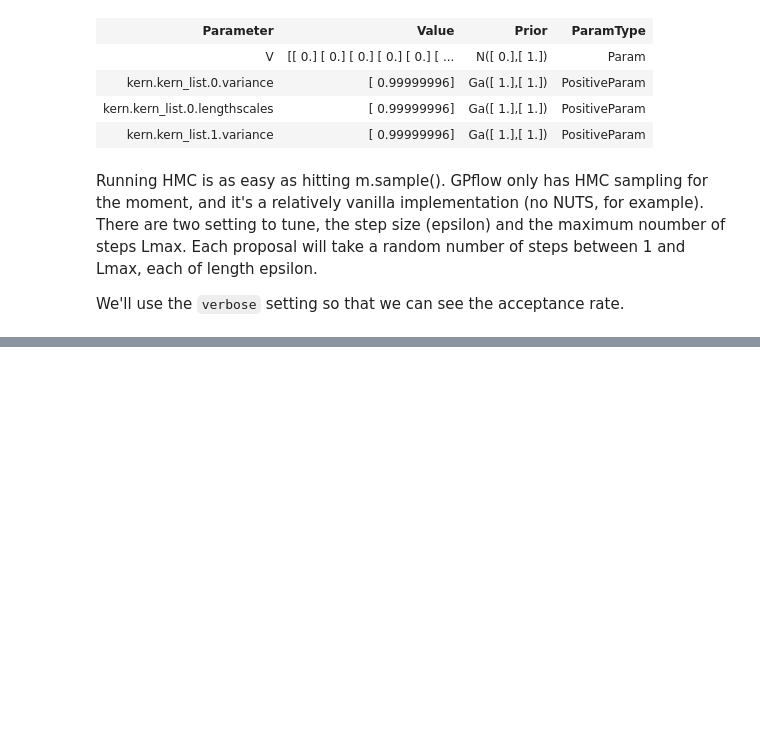
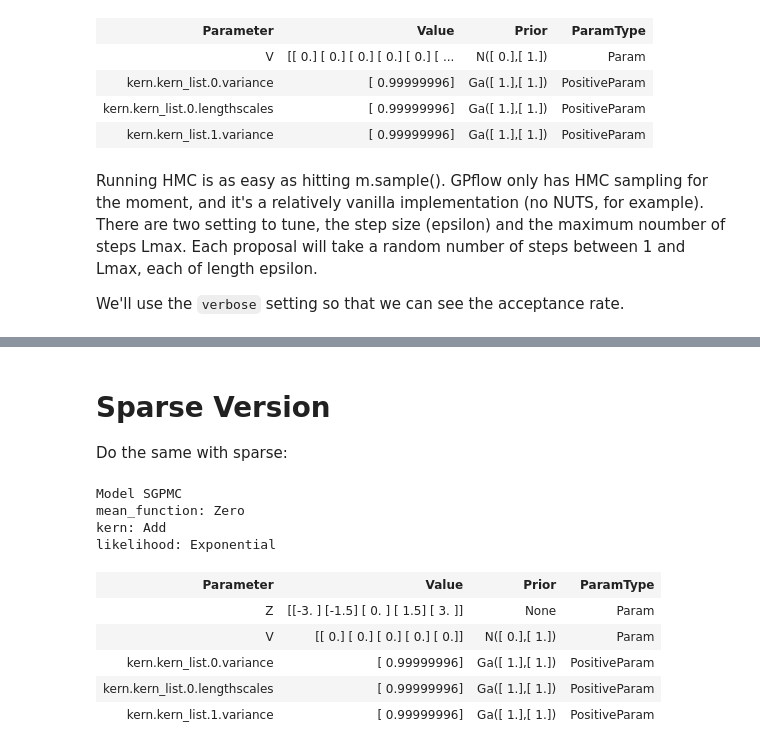
Before and after one commit to t-vi/candlegp, a Jupyter notebook: notebooks/mcmc.ipynb, the cells around one changed output, grey strips where cells are left out. Saved outputs shown, nothing was run; the diff lists cells and outputs as text; code cells hidden in the pictures; blank space fills up the shorter version.

```diff
--- a/notebooks/mcmc.ipynb
+++ b/notebooks/mcmc.ipynb
@@ -157,0 +158,24 @@ df["kern.kern_list.1.variance"].apply(lambda x: x[0]).hist(bins=20)
+# %% [markdown]
+# Sparse Version
+Do the same with sparse:
+# %%
+Z = torch.linspace(-3,3,5).double().unsqueeze(1)
+k2 = candlegp.kernels.Matern32(1,ARD=False).double() + candlegp.kernels.Bias(1).double()
+l2 = candlegp.likelihoods.Exponential()
+m2 = candlegp.models.SGPMC(X[:,None], Y[:,None], k2, l2, Z)
+m2.kern.kern_list[0].lengthscales.prior = candlegp.priors.Gamma(1., 1., ttype=torch.DoubleTensor)
+m2.kern.kern_list[0].variance.prior = candlegp.priors.Gamma(1.,1., ttype=torch.DoubleTensor)
+m2.kern.kern_list[1].variance.prior = candlegp.priors.Gamma(1.,1., ttype=torch.DoubleTensor)
+m2.V.prior = candlegp.priors.Gaussian(0.,1., ttype=torch.DoubleTensor)
+m2
+# %% [output]
+Model SGPMC
+mean_function: Zero
+kern: Add
+likelihood: Exponential
+| Parameter | Value | Prior | ParamType |
+| Z | [[-3. ] [-1.5] [ 0. ] [ 1.5] [ 3. ]] | None | Param |
+| V | [[ 0.] [ 0.] [ 0.] [ 0.] [ 0.]] | N([ 0.],[ 1.]) | Param |
+| kern.kern_list.0.variance | [ 0.99999996] | Ga([ 1.],[ 1.]) | PositiveParam |
+| kern.kern_list.0.lengthscales | [ 0.99999996] | Ga([ 1.],[ 1.]) | PositiveParam |
+| kern.kern_list.1.variance | [ 0.99999996] | Ga([ 1.],[ 1.]) | PositiveParam |
```
Also changed, not shown: parts of 8 cells of this notebook, 6 other files.
